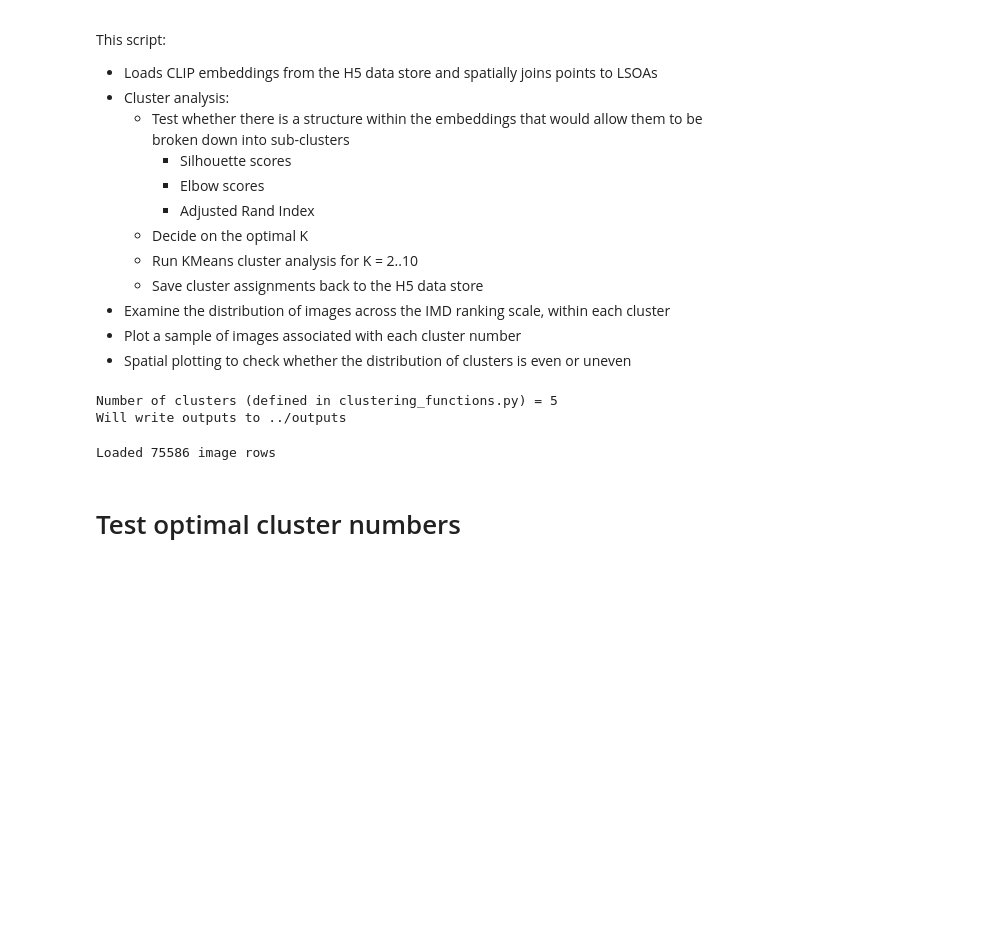
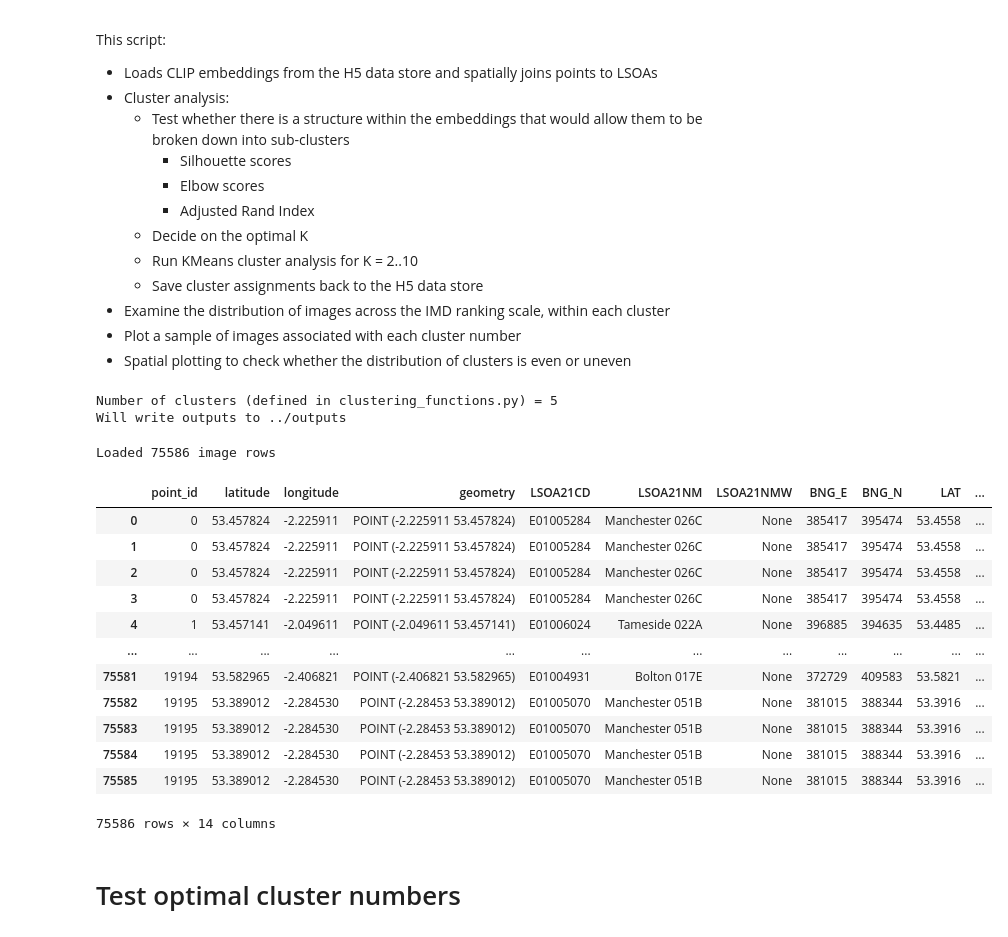
Before and after one commit to Urban-Analytics/INTEGRATE-Embeddings-Deprivation, a Jupyter notebook: notebooks/5-IdentifyOptimalClusterNumber.ipynb, the cells around one changed output. Saved outputs shown, nothing was run; the diff lists cells and outputs as text; code cells hidden in the pictures; blank space fills up the shorter version.

```diff
--- a/notebooks/5-IdentifyOptimalClusterNumber.ipynb
+++ b/notebooks/5-IdentifyOptimalClusterNumber.ipynb
@@ -35,9 +37,23 @@ Will write outputs to ../outputs
 # %%
 # Load expanded dataframe (one row per image) produced by script 3
 expanded_gdf = pd.read_pickle(os.path.join(data_dir, "one_row_per_image_cleaned.pkl"))
 print(f"Loaded {len(expanded_gdf)} image rows")
+expanded_gdf
 # %% [output]
 Loaded 75586 image rows
+|  | point_id | latitude | longitude | geometry | LSOA21CD | LSOA21NM | LSOA21NMW | BNG_E | BNG_N | LAT | ... |
+| 0 | 0 | 53.457824 | -2.225911 | POINT (-2.225911 53.457824) | E01005284 | Manchester 026C | None | 385417 | 395474 | 53.4558 | ... |
+| 1 | 0 | 53.457824 | -2.225911 | POINT (-2.225911 53.457824) | E01005284 | Manchester 026C | None | 385417 | 395474 | 53.4558 | ... |
+| 2 | 0 | 53.457824 | -2.225911 | POINT (-2.225911 53.457824) | E01005284 | Manchester 026C | None | 385417 | 395474 | 53.4558 | ... |
+| 3 | 0 | 53.457824 | -2.225911 | POINT (-2.225911 53.457824) | E01005284 | Manchester 026C | None | 385417 | 395474 | 53.4558 | ... |
+| 4 | 1 | 53.457141 | -2.049611 | POINT (-2.049611 53.457141) | E01006024 | Tameside 022A | None | 396885 | 394635 | 53.4485 | ... |
+| ... | ... | ... | ... | ... | ... | ... | ... | ... | ... | ... | ... |
+| 75581 | 19194 | 53.582965 | -2.406821 | POINT (-2.406821 53.582965) | E01004931 | Bolton 017E | None | 372729 | 409583 | 53.5821 | ... |
+| 75582 | 19195 | 53.389012 | -2.284530 | POINT (-2.28453 53.389012) | E01005070 | Manchester 051B | None | 381015 | 388344 | 53.3916 | ... |
+| 75583 | 19195 | 53.389012 | -2.284530 | POINT (-2.28453 53.389012) | E01005070 | Manchester 051B | None | 381015 | 388344 | 53.3916 | ... |
+| 75584 | 19195 | 53.389012 | -2.284530 | POINT (-2.28453 53.389012) | E01005070 | Manchester 051B | None | 381015 | 388344 | 53.3916 | ... |
+| 75585 | 19195 | 53.389012 | -2.284530 | POINT (-2.28453 53.389012) | E01005070 | Manchester 051B | None | 381015 | 388344 | 53.3916 | ... |
+75586 rows × 14 columns
 # %% [markdown]
 # Test optimal cluster numbers
 # %%
```
Also changed, not shown: parts of 10 cells of this notebook, 4 other files.
